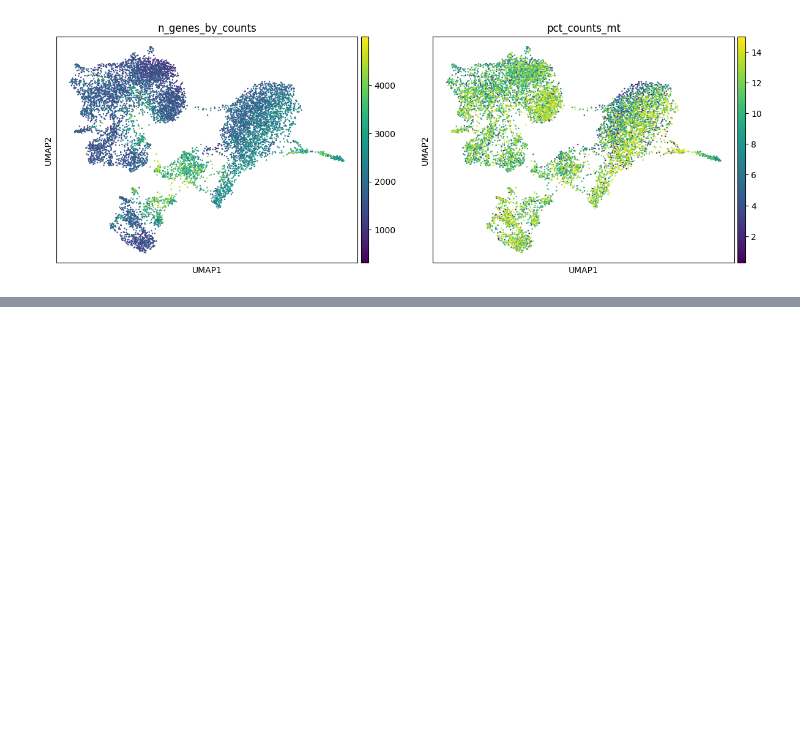
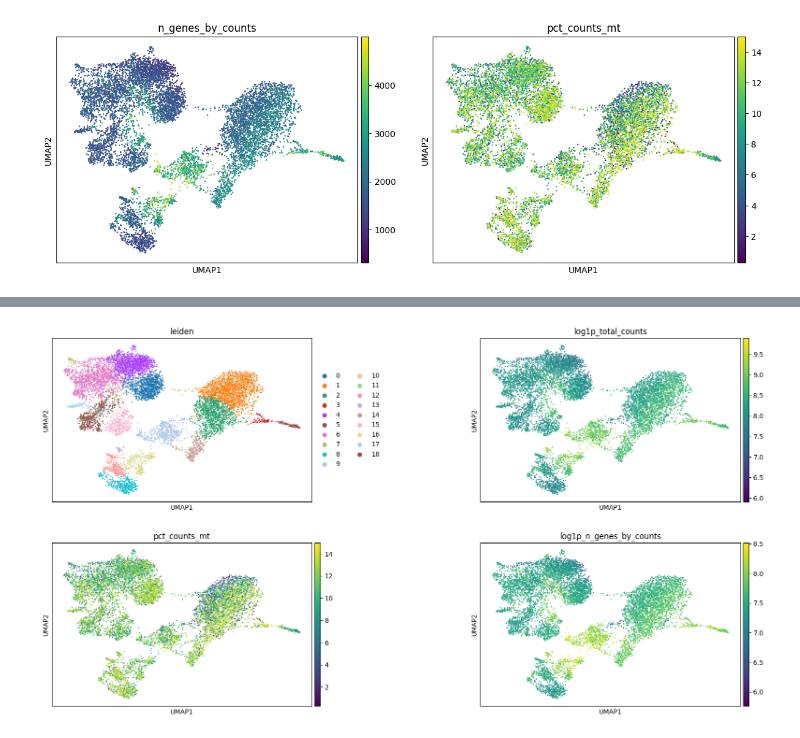
Before and after one commit to JuliaJung00/multiome-integration-scRNA-scATAC, a Jupyter notebook: notebooks/02_rna_preprocessing_umap.ipynb, the cells around one changed output, grey strips where cells are left out. Saved outputs shown, nothing was run; the diff lists cells and outputs as text; code cells hidden in the pictures; blank space fills up the shorter version.

```diff
--- a/notebooks/02_rna_preprocessing_umap.ipynb
+++ b/notebooks/02_rna_preprocessing_umap.ipynb
@@ -62,0 +71,9 @@ sc.pl.umap(rna_filt, color=["n_genes_by_counts", "pct_counts_mt"])
+# %%
+sc.pl.umap(
+    rna_filt,
+    color=["leiden", "log1p_total_counts", "pct_counts_mt", "log1p_n_genes_by_counts"],
+    wspace=0.5,
+    ncols=2,
+)
+# %% [output]
+[figure, added]
```
Also changed, not shown: parts of 3 cells of this notebook.
